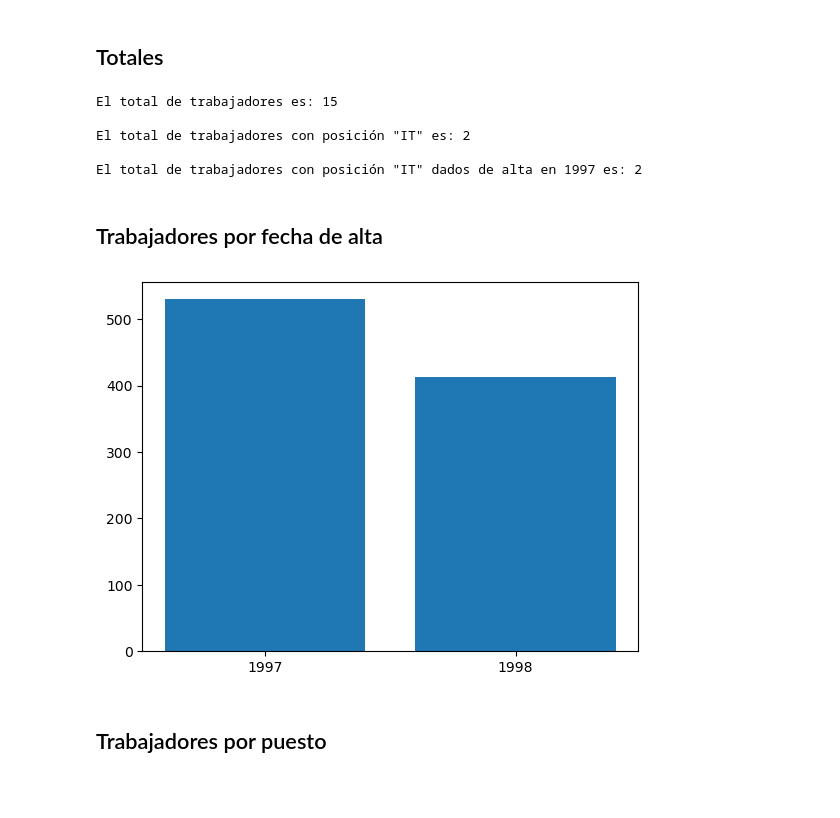
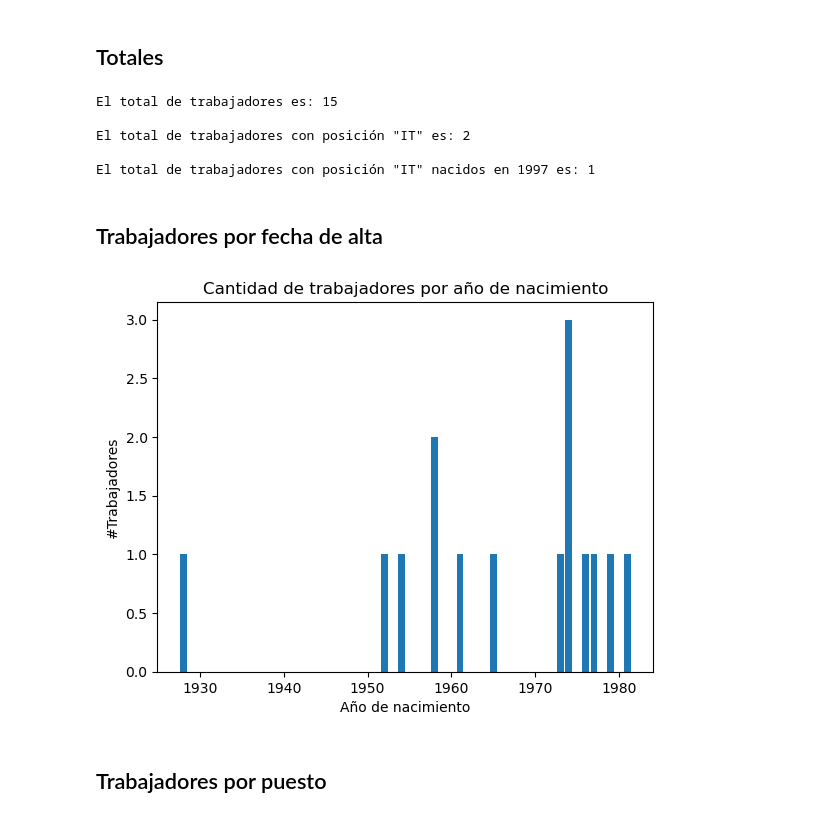
Before and after one commit to luispandolfi/DeepLearning2023_TP1_Gr1, a Jupyter notebook: TP_Integrador_Python-stats.ipynb, the cells around one changed output. Cells and saved outputs as stored; diff of their text form; code cells hidden in the pictures; blank space fills up the shorter version.

```diff
--- a/TP_Integrador_Python-stats.ipynb
+++ b/TP_Integrador_Python-stats.ipynb
@@ -113,35 +113,28 @@ StatsUsuario.plot_usuarios_por_ocupacion(df_usuarios, df_personas)
 # %% [markdown]
 ## Totales
 # %%
-stats_trabajadores = Trabajador.get_stats(df_trabajadores)
+stats_trabajadores = Trabajador.get_stats(df_trabajadores, df_personas)
 print(f'El total de trabajadores es: {stats_trabajadores["total_trabajadores"]}')
 
 print()
-stats_trabajadores = Trabajador.get_stats(df_trabajadores, puesto='IT')
+stats_trabajadores = Trabajador.get_stats(df_trabajadores, df_personas, puesto='IT')
 print(f'El total de trabajadores con posición "IT" es: {stats_trabajadores["total_trabajadores"]}')
 
 print()
-stats_trabajadores = Trabajador.get_stats(df_trabajadores, puesto='IT', fecha_alta=['1997-01-01', '1997-12-31'])
-print(f'El total de trabajadores con posición "IT" dados de alta en 1997 es: {stats_trabajadores["total_trabajadores"]}')
+stats_trabajadores = Trabajador.get_stats(df_trabajadores, df_personas, puesto='IT', anio_nacimiento=[1979, 1979])
+print(f'El total de trabajadores con posición "IT" nacidos en 1979 es: {stats_trabajadores["total_trabajadores"]}')
 # %% [output]
 El total de trabajadores es: 15
 
 El total de trabajadores con posición "IT" es: 2
 
-El total de trabajadores con posición "IT" dados de alta en 1997 es: 2
+El total de trabajadores con posición "IT" nacidos en 1997 es: 1
 # %% [markdown]
 ## Trabajadores por fecha de alta
-# %%
-stats_trabajadores = Trabajador.get_stats(df_trabajadores)
-trabajadores_por_anio = stats_usuarios["usuarios_por_anio"]
-
-plt.bar(trabajadores_por_anio.index, trabajadores_por_anio.values)
-# configurar eje x para que muestre solo valores enteros
-ax = plt.gca()
-ax.xaxis.set_major_locator(plt.MultipleLocator(base=1))
-plt.show()
-# %% [output]
-[figure, removed]
+# %%
+StatsTrabajador.plot_trabajadores_por_anio_nacimiento(df_trabajadores, df_personas)
+# %% [output]
+[figure, added]
 # %% [markdown]
 ## Trabajadores por puesto
 # %%
```
Also changed, not shown: parts of 6 cells of this notebook, 3 other files.
